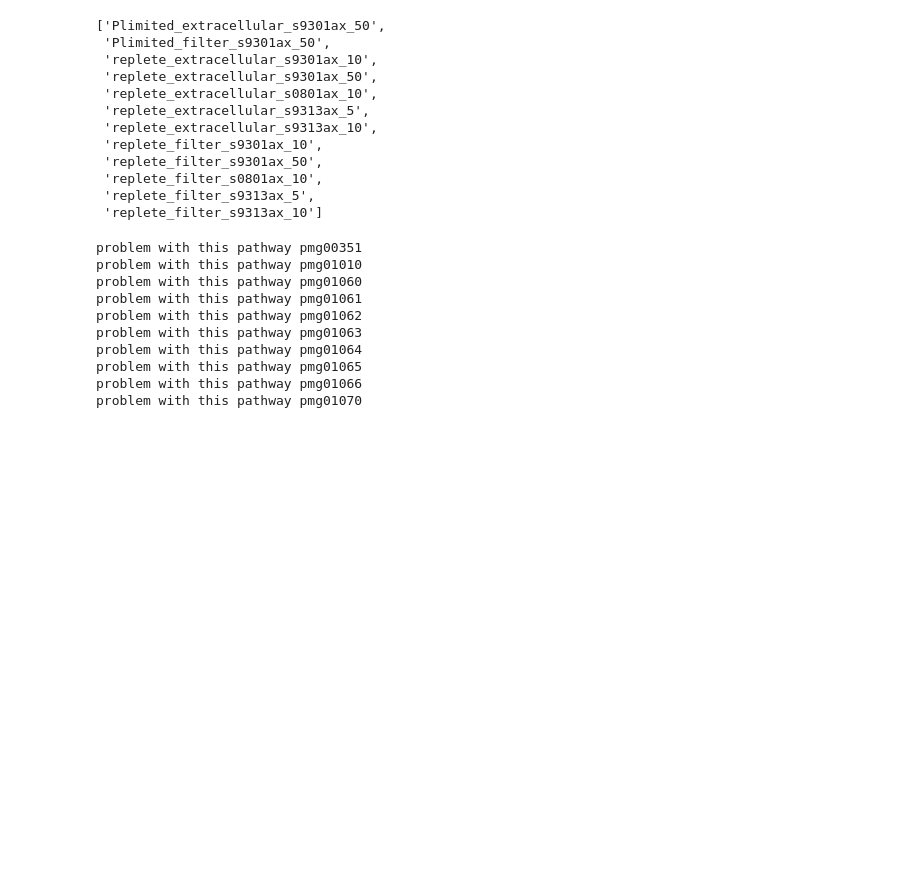
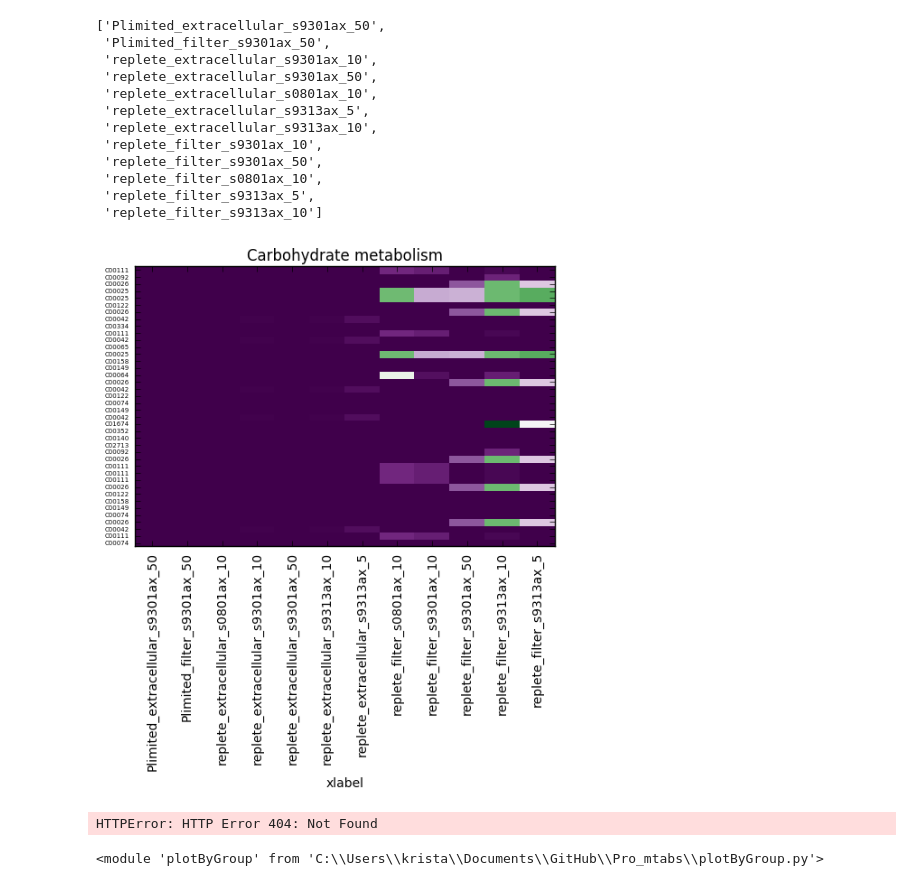
Before and after one commit to redbluewater/Pro_mtabs, a Jupyter notebook: ProKEGG.ipynb, the cells around one changed output. Saved outputs shown, nothing was run; the diff lists cells and outputs as text; code cells hidden in the pictures; blank space fills up the shorter version.

Commit message:
Working on plotting by metabolism group...only partially done

```diff
--- a/ProKEGG.ipynb
+++ b/ProKEGG.ipynb
@@ -51,6 +45,9 @@ if False:
 # %%
 #allPathways = kegg_list("pathway").read() #all organisms
-allPathways = kegg_list("pathway","pmg").read() #pmg i 9301, HLII
+#pmg is 9301, HLII, #pmt is 9313, LLIV, #prm is 0801, LLI
+oneStrain = 'pmg' #use later as well
+allPathways = kegg_list("pathway",oneStrain).read()
+
 len(allPathways.split('\n'))
 # %% [output]
 99
@@ -276,31 +217,22 @@ list(mtabPruned)
 # %%
-#run for one strain (options are 'pmg','pmt','prm')
-oneStrain = 'pmg'
-useCO = mtabPruned.index
-CO_values = mtabPruned.loc[:,'Plimited_filter_s9301ax_50']/mtabPruned.loc[:,'replete_filter_s9301ax_50']
+##this will take a while...
 
-for item in unMetabolismGroups:
-    oneGroup = item
+for oneGroup in unMetabolismGroups:
     shortList = prunedBRITE.loc[(prunedBRITE['B']==oneGroup)]
     onePath = shortList.loc[:,'map']
     onePath_ann = []
     for item in onePath:
         onePath_ann.append(oneStrain + item)
-    #do some pathways, divide by group, but...can have pathways not annotated for this Pro strain
-    for item in onePath_ann:
+
+    #plot pathways divided by group, remember...can have pathways not annotated for this Pro strain
+    for runOne in onePath_ann:
         try:
         #print(item)
-            fxn_plotPathway.gatherDetails(item,oneGroup,useCO,CO_values)
+            fxn_plotPathway.gatherDetails(runOne,oneGroup,useCO,CO_values)
         except:
             print('problem with this pathway ' + item)
+
+    #plotByGroup.plotGroup(oneGroup,prunedBRITE,useCO,mtabPruned,oneStrain)
 # %% [output]
+[figure, added]
-problem with this pathway pmg00351
-problem with this pathway pmg01010
-problem with this pathway pmg01060
-problem with this pathway pmg01061
-problem with this pathway pmg01062
-problem with this pathway pmg01063
-problem with this pathway pmg01064
-problem with this pathway pmg01065
-problem with this pathway pmg01066
-problem with this pathway pmg01070
+HTTPError: HTTP Error 404: Not Found
@@ -306,0 +241,5 @@ problem with this pathway pmg01070
+# %%
+#import plotByGroup
+reload(plotByGroup)
+# %% [output]
+<module 'plotByGroup' from 'C:\\Users\\krista\\Documents\\GitHub\\Pro_mtabs\\plotByGroup.py'>
```
Also changed, not shown: parts of 40 cells of this notebook, 26 other files.
